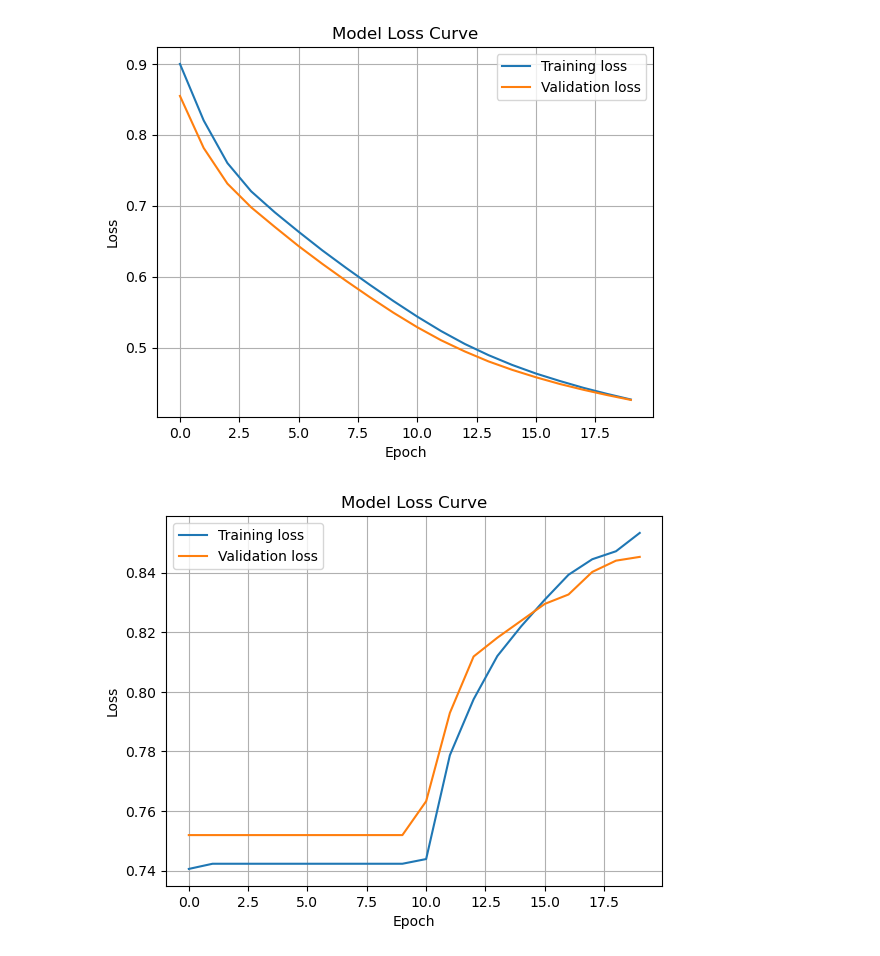
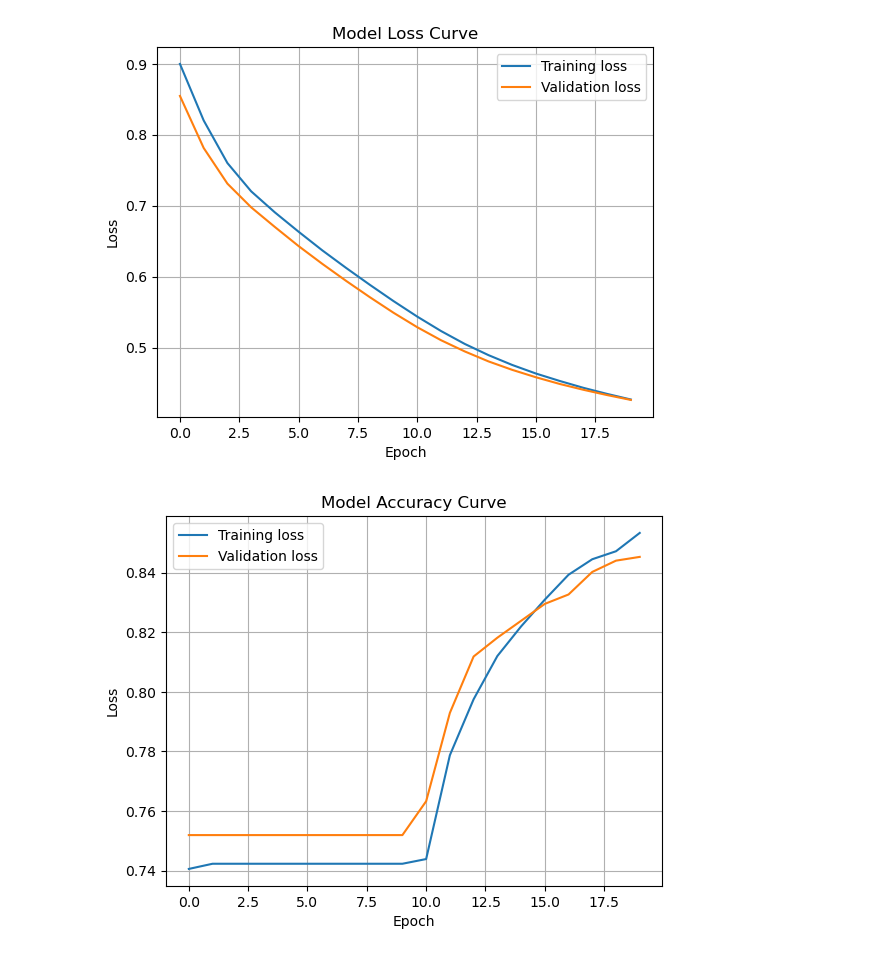
Before and after one commit to Badaszz/ML_AI_for_coders, a Jupyter notebook: Embeddings_Ch6.ipynb, the cells around one changed output. Drawn from its saved outputs; the diff is of its cells as text; code cells hidden in the pictures.

Commit message:
Changed the title of the plot, i made a mistake in the title definition

```diff
--- a/Embeddings_Ch6.ipynb
+++ b/Embeddings_Ch6.ipynb
@@ -224,14 +224,14 @@ Epoch 20/20
 # %%
 ## Wow, it is so much better now, lets plot the accuracy curve
 
 plt.plot(history.history['accuracy'], label='Training loss')
 plt.plot(history.history['val_accuracy'], label='Validation loss')
 
-plt.title('Model Loss Curve')
+plt.title('Model Accuracy Curve')
 plt.xlabel('Epoch')
 plt.ylabel('Loss')
 plt.legend()
 plt.grid(True)
 plt.show()
 # %% [output]
-[figure, old version]
+[figure, new version]
```
